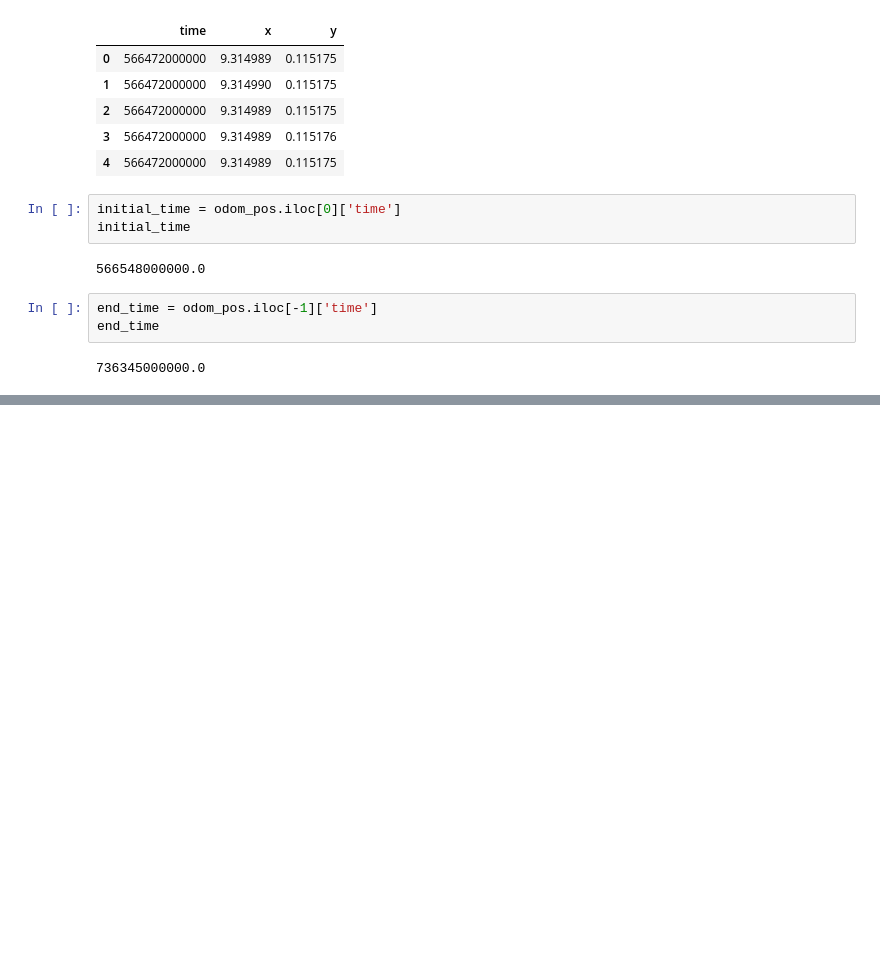
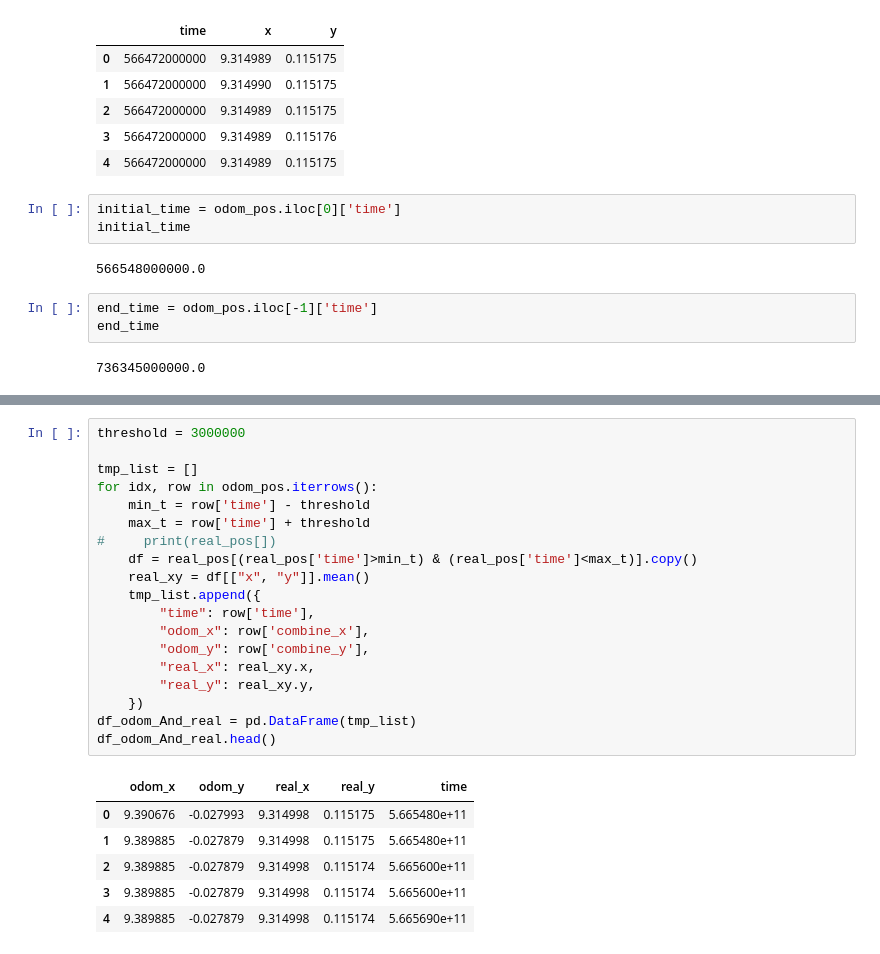
Before and after one commit to sopper08/mbot, a Jupyter notebook: src/mbot_pos_recorder/src/visual_location_analysis.ipynb, the cells around one changed output, grey strips where cells are left out. Saved outputs shown, nothing was run; the diff lists cells and outputs as text; blank space fills up the shorter version.

```diff
--- a/src/mbot_pos_recorder/src/visual_location_analysis.ipynb
+++ b/src/mbot_pos_recorder/src/visual_location_analysis.ipynb
@@ -105,0 +115,26 @@ IndexError: list index out of range
+# %%
+threshold = 3000000
+
+tmp_list = []
+for idx, row in odom_pos.iterrows():
+    min_t = row['time'] - threshold
+    max_t = row['time'] + threshold
+#     print(real_pos[])
+    df = real_pos[(real_pos['time']>min_t) & (real_pos['time']<max_t)].copy()
+    real_xy = df[["x", "y"]].mean()
+    tmp_list.append({
+        "time": row['time'],
+        "odom_x": row['combine_x'],
+        "odom_y": row['combine_y'],
+        "real_x": real_xy.x,
+        "real_y": real_xy.y,
+    })
+df_odom_And_real = pd.DataFrame(tmp_list)
+df_odom_And_real.head()
+# %% [output]
+|  | odom_x | odom_y | real_x | real_y | time |
+| 0 | 9.390676 | -0.027993 | 9.314998 | 0.115175 | 5.665480e+11 |
+| 1 | 9.389885 | -0.027879 | 9.314998 | 0.115175 | 5.665480e+11 |
+| 2 | 9.389885 | -0.027879 | 9.314998 | 0.115174 | 5.665600e+11 |
+| 3 | 9.389885 | -0.027879 | 9.314998 | 0.115174 | 5.665600e+11 |
+| 4 | 9.389885 | -0.027879 | 9.314998 | 0.115174 | 5.665690e+11 |
```
Also changed, not shown: parts of 9 cells of this notebook.
